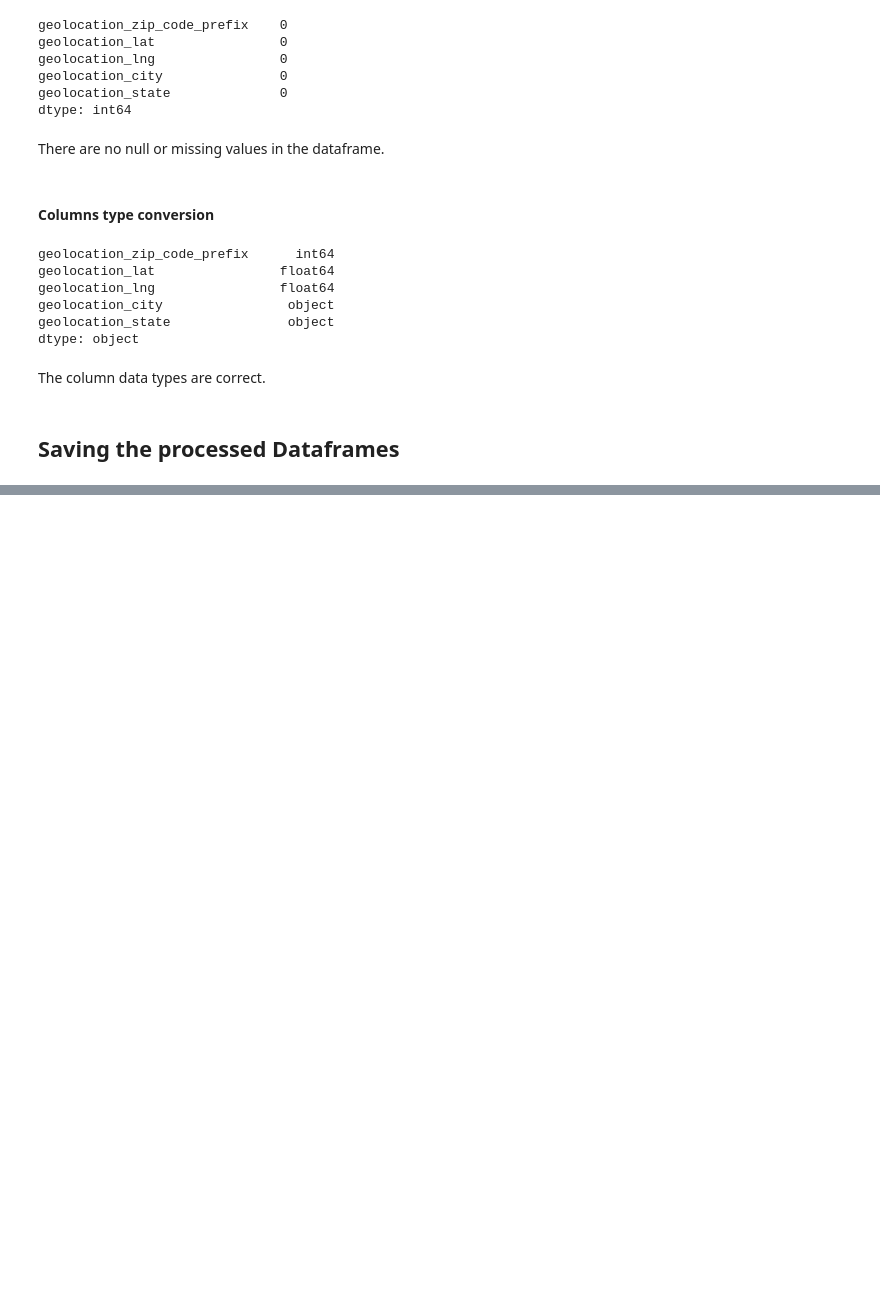
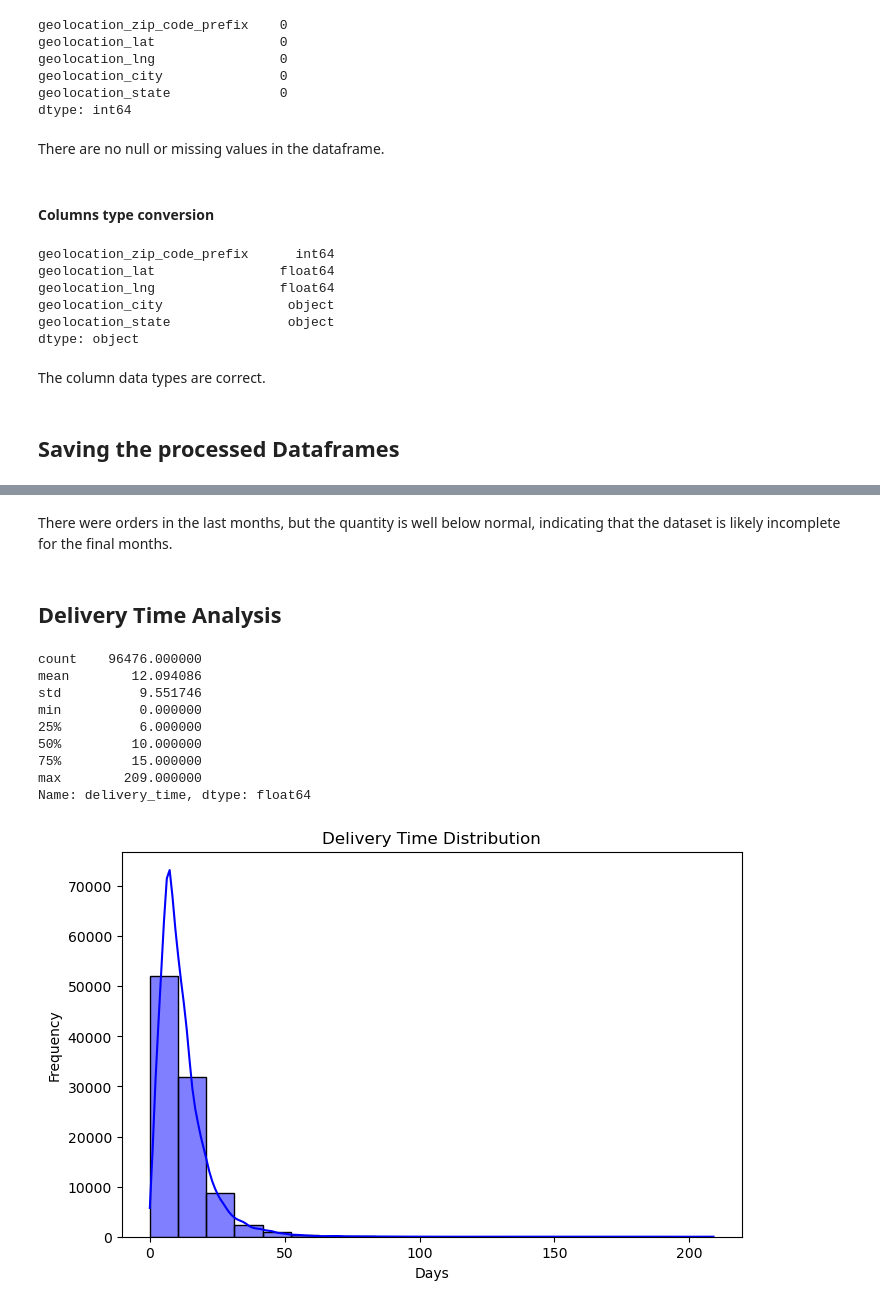
Before and after one commit to rickaof/Portfolio, a Jupyter notebook: Ecommerce_Analysis/notebooks/data_preparation.ipynb, the cells around one changed output, grey strips where cells are left out. Saved outputs shown, nothing was run; the diff lists cells and outputs as text; code cells hidden in the pictures; blank space fills up the shorter version.

```diff
--- a/Ecommerce_Analysis/notebooks/data_preparation.ipynb
+++ b/Ecommerce_Analysis/notebooks/data_preparation.ipynb
@@ -496,0 +590,30 @@ Processed dataset 'sellers' saved to c:\Users\ricka\Desktop\Area de Trabalho\Pro
+# %% [markdown]
+There were orders in the last months, but the quantity is well below normal, indicating that the dataset is likely incomplete for the final months.
+# %% [markdown]
+## Delivery Time Analysis
+# %%
+# Creating a delivery time column in days
+orders["delivery_time"] = (
+    orders["order_delivered_customer_date"] - orders["order_purchase_timestamp"]
+).dt.days
+
+# Delivery time analysis
+print(orders["delivery_time"].describe())
+
+plt.figure(figsize=(8, 5))
+sns.histplot(orders["delivery_time"].dropna(), bins=20, kde=True, color="blue")
+plt.title("Delivery Time Distribution")
+plt.xlabel("Days")
+plt.ylabel("Frequency")
+plt.show()
+# %% [output]
+count    96476.000000
+mean        12.094086
+std          9.551746
+min          0.000000
+25%          6.000000
+50%         10.000000
+75%         15.000000
+max        209.000000
+Name: delivery_time, dtype: float64
+[figure, added]
```
Also changed, not shown: parts of 22 cells of this notebook, 5 other files.
